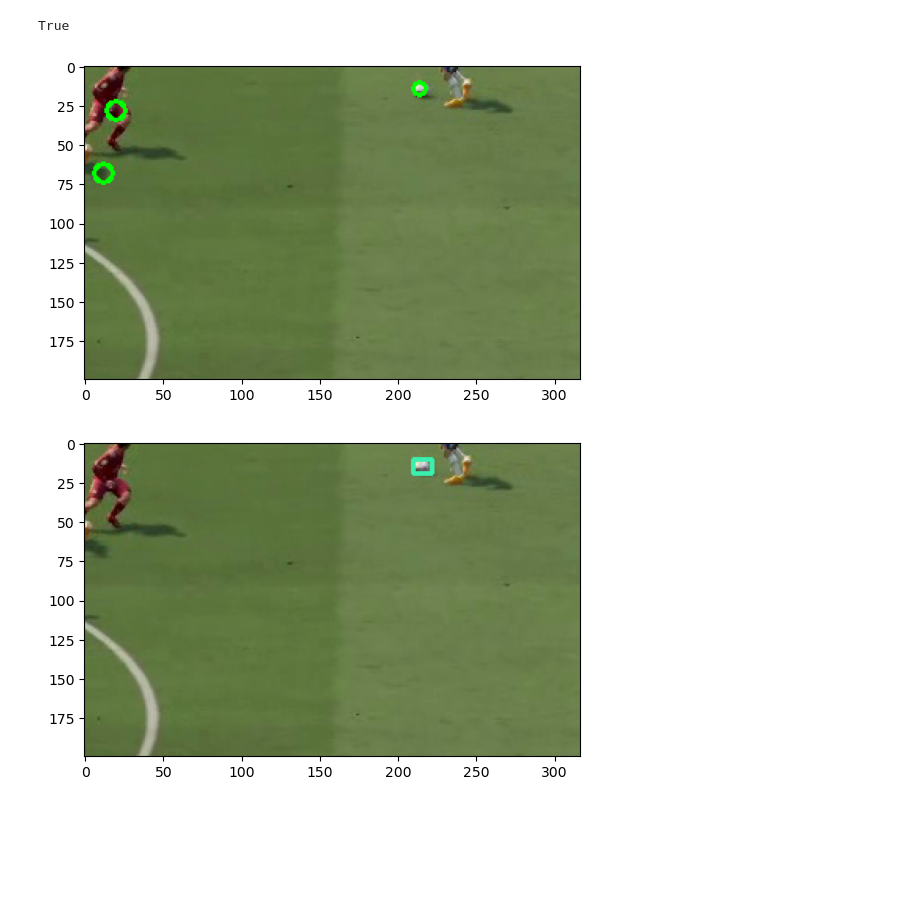
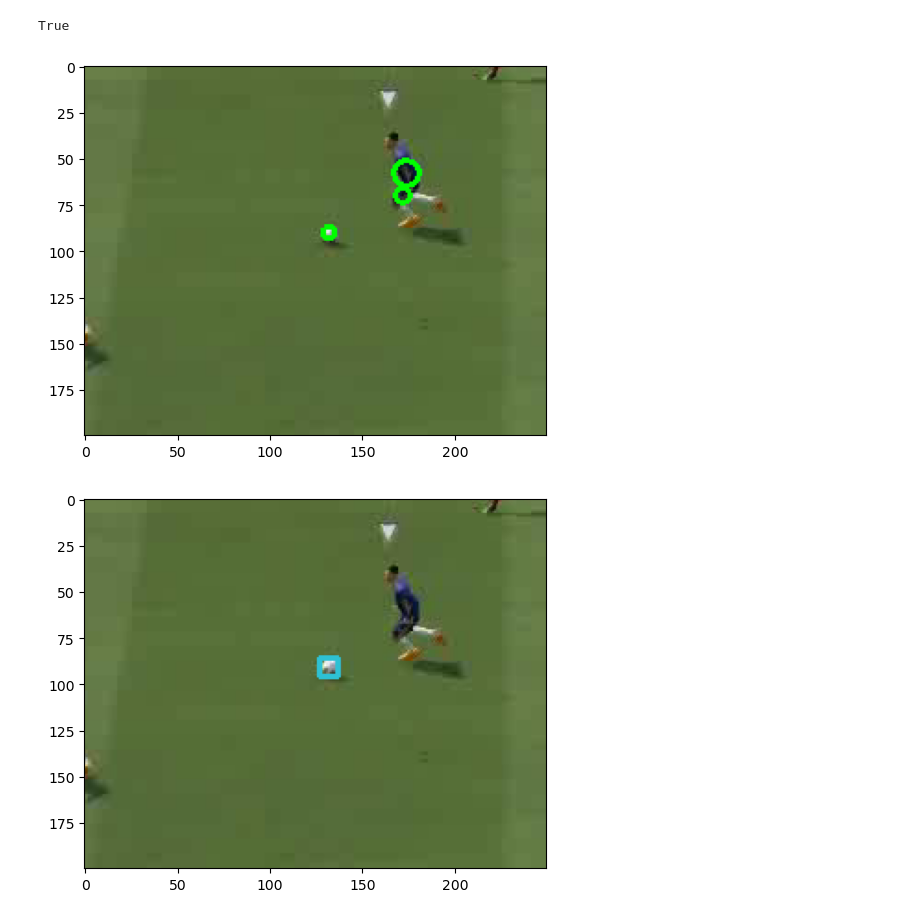
Before and after one commit to Wootack/22A_CV_Project_Team4, a Jupyter notebook: test.ipynb, the cells around one changed output. Saved outputs shown, nothing was run; the diff lists cells and outputs as text; code cells hidden in the pictures; blank space fills up the shorter version.

```diff
--- a/test.ipynb
+++ b/test.ipynb
@@ -3,7 +3,7 @@ import cv2
 import matplotlib.pyplot as plt
 import numpy as np
 # %%
-input_path = './data/014.mp4'
+input_path = './data/offside_1/014.mp4'
 video1 = cv2.VideoCapture(input_path)
 # %%
 with open('darknet/cfg/coco.names') as f:
@@ -20,7 +20,7 @@ True
 # %%
 while True:
     ret, frame = video1.read()
-    frame = frame[300:500, 750:1067]
+    frame = frame[200:400, 750:1000]
 
     frame_hsv = cv2.cvtColor(frame, cv2.COLOR_BGR2HSV)
     mask_ground = cv2.inRange(frame_hsv, np.array([0,0,0]), np.array([255,60,255]))
@@ -33,6 +33,7 @@ while True:
     gframe = cv2.cvtColor(hframe, cv2.COLOR_BGR2GRAY)
     # gframe = cv2.medianBlur(gframe, 5)
     circles = cv2.HoughCircles(gframe, cv2.HOUGH_GRADIENT, 1, 9, param1=50, param2=10, minRadius=3, maxRadius=9)
+    circles = circles if circles is not None else np.array([[]])
     circles = np.uint16(np.around(circles))
     for i in circles[0,:]:
         cv2.circle(hframe, (i[0], i[1]), i[2], (0,255,0), 2)
@@ -45,32 +46,32 @@ while True:
     SPORTS_BALL = 32
     height, width = frame.shape[:2]
     blob = cv2.dnn.blobFromImage(frame, 1/255., (416, 416), swapRB=True, crop=False)
     network.setInput(blob)
     output_from_network = network.forward(ln)
     boxes=[]
     confidences = []
     for out in output_from_network:
         for detection in out:
             scores = detection[5:]
             class_id = np.argmax(scores)
             if class_id != SPORTS_BALL: continue
             confidence = scores[class_id]
             if confidence>0.1:
                 w = int(detection[2] * width)
                 h = int(detection[3] * height)
                 x = int((detection[0] - detection[2]/2) * width)
                 y = int((detection[1] - detection[3]/2) * height)
                 boxes.append([x, y, w, h])
                 confidences.append(float(confidence))
     indexes = cv2.dnn.NMSBoxes(boxes, confidences, 0.5, 0.4)
     boxes = np.asarray(boxes)[indexes]
     for i, box in enumerate(boxes):
         x, y, w, h = box
         color = colors[i]
         cv2.rectangle(frame, (x,y), (x+w, y+h), color, 2)
     plt.imshow(cv2.cvtColor(frame, cv2.COLOR_BGR2RGB))
     plt.show()
     break
 # %% [output]
-[figure, old version]
+[figure, new version]
-[figure, old version]
+[figure, new version]
```
Also changed, not shown: parts of 14 cells of this notebook, 5 other files.
